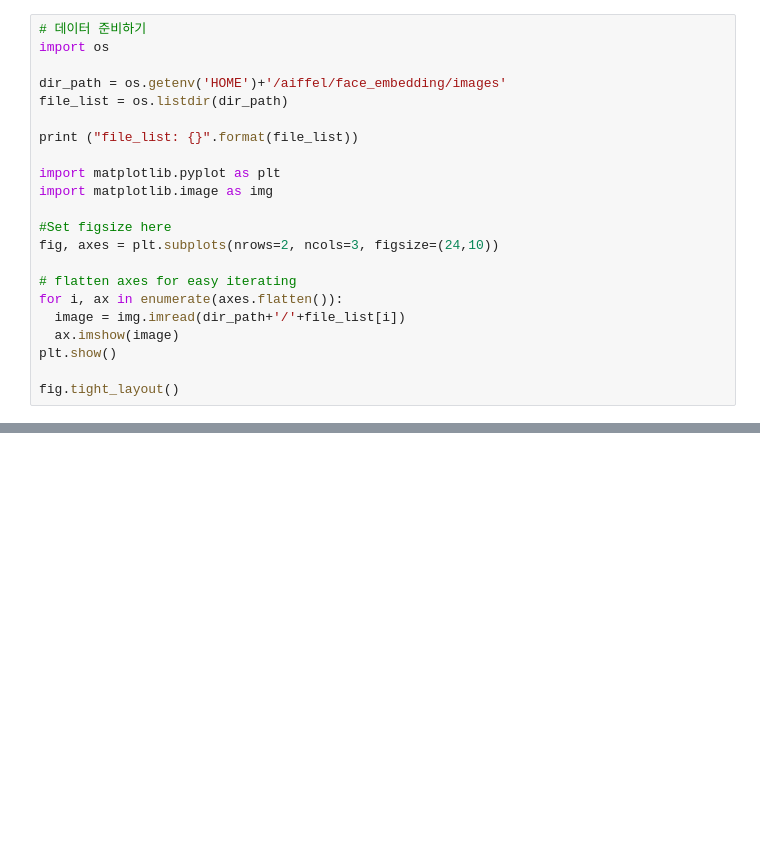
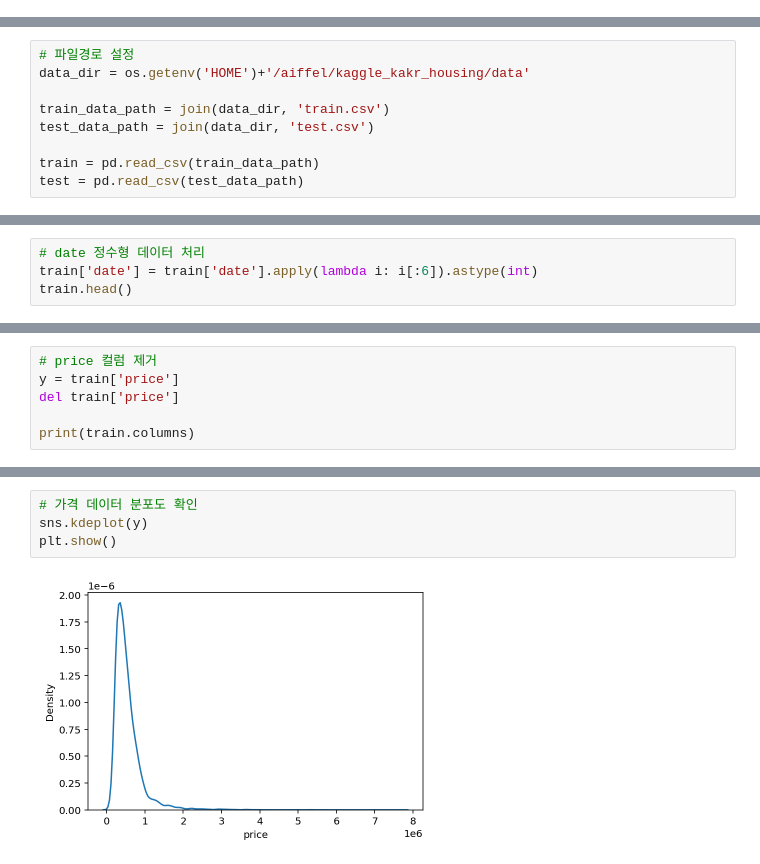
Before and after one commit to woongcheol/AIFFEL-PROJECT, a Jupyter notebook: AIFFEL-EXPLORE/exploration/E6/E6_practice.ipynb, the cells around one changed output, grey strips where cells are left out. Saved outputs shown, nothing was run; the diff lists cells and outputs as text; blank space fills up the shorter version.

```diff
--- a/AIFFEL-EXPLORE/exploration/E6/E6_practice.ipynb
+++ b/AIFFEL-EXPLORE/exploration/E6/E6_practice.ipynb
@@ -4,22 +0,0 @@
-# %%
-# 데이터 준비하기
-import os
-
-dir_path = os.getenv('HOME')+'/aiffel/face_embedding/images'
-file_list = os.listdir(dir_path)
-
-print ("file_list: {}".format(file_list))
-
-import matplotlib.pyplot as plt
-import matplotlib.image as img
-
-#Set figsize here
-fig, axes = plt.subplots(nrows=2, ncols=3, figsize=(24,10))
-
-# flatten axes for easy iterating
-for i, ax in enumerate(axes.flatten()):
-  image = img.imread(dir_path+'/'+file_list[i])
-  ax.imshow(image)
-plt.show()
-
-fig.tight_layout()
@@ -250,0 +28,9 @@ get_nearest_face('obama')
+# %%
+# 파일경로 설정
+data_dir = os.getenv('HOME')+'/aiffel/kaggle_kakr_housing/data'
+
+train_data_path = join(data_dir, 'train.csv')
+test_data_path = join(data_dir, 'test.csv')
+
+train = pd.read_csv(train_data_path)
+test = pd.read_csv(test_data_path)
@@ -250,0 +47,4 @@ get_nearest_face('obama')
+# %%
+# date 정수형 데이터 처리
+train['date'] = train['date'].apply(lambda i: i[:6]).astype(int)
+train.head()
@@ -250,0 +59,6 @@ get_nearest_face('obama')
+# %%
+# price 컬럼 제거
+y = train['price']
+del train['price']
+
+print(train.columns)
@@ -250,0 +95,6 @@ get_nearest_face('obama')
+# %%
+# 가격 데이터 분포도 확인
+sns.kdeplot(y)
+plt.show()
+# %% [output]
+[figure, added]
```
Also changed, not shown: parts of 45 cells of this notebook.
